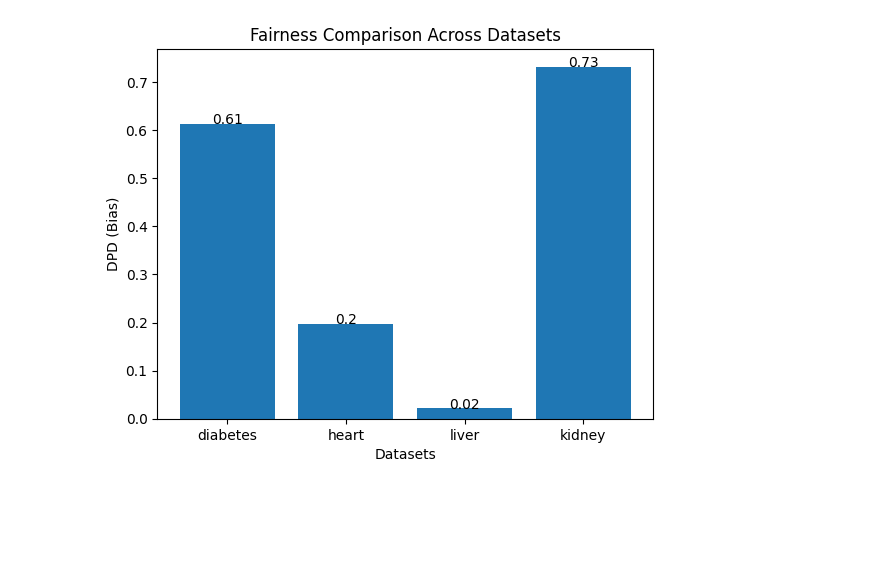
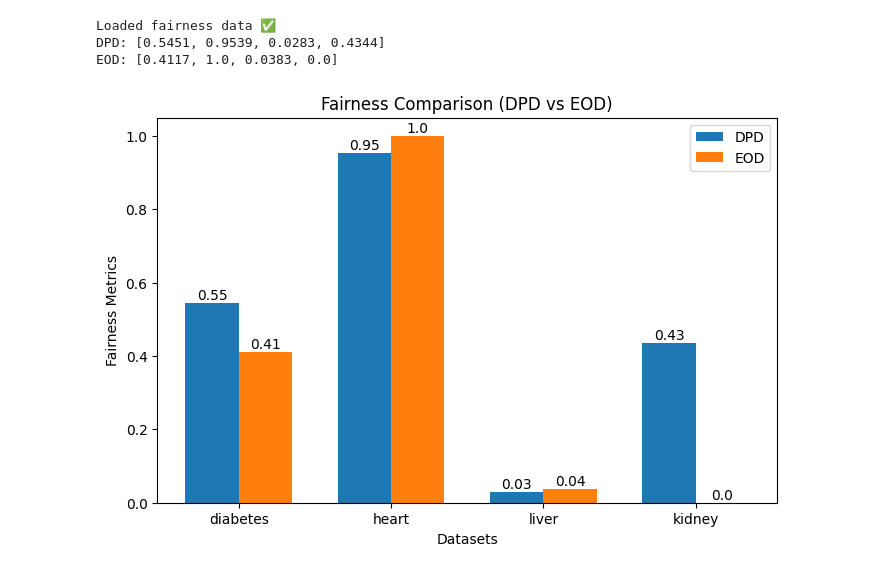
Before and after one commit to nemaa24/MediSight-AI, a Jupyter notebook: notebooks/05_visualization.ipynb, the cells around one changed output. Drawn from its saved outputs; the diff is of its cells as text; code cells hidden in the pictures; blank space fills up the shorter version.

```diff
--- a/notebooks/05_visualization.ipynb
+++ b/notebooks/05_visualization.ipynb
@@ -31,15 +33,48 @@ plt.show()
-# %%
-plt.figure()
-
-plt.bar(datasets, dpd_values)
-
-for i, v in enumerate(dpd_values):
-    plt.text(i, v, str(round(v, 2)), ha='center')
-
-plt.xlabel("Datasets")
-plt.ylabel("DPD (Bias)")
-plt.title("Fairness Comparison Across Datasets")
-
-plt.show()
-# %% [output]
-[figure, removed]
+# %%
+import json
+import matplotlib.pyplot as plt
+
+datasets = ["diabetes", "heart", "liver", "kidney"]
+
+dpd_values = []
+eod_values = []
+
+# Load data
+for name in datasets:
+    with open(f"../fairness/{name}_fairness.json", "r") as f:
+        data = json.load(f)
+        dpd_values.append(data["age_fairness"]["demographic_parity_difference"])
+        eod_values.append(data["age_fairness"]["equalized_odds_difference"])
+
+print("Loaded fairness data ✅")
+print("DPD:", dpd_values)
+print("EOD:", eod_values)
+
+# Plot
+x = range(len(datasets))
+width = 0.35
+
+plt.figure(figsize=(8,5))
+
+plt.bar([i - width/2 for i in x], dpd_values, width, label="DPD")
+plt.bar([i + width/2 for i in x], eod_values, width, label="EOD")
+
+# Add values on bars
+for i, v in enumerate(dpd_values):
+    plt.text(i - width/2, v + 0.01, str(round(v, 2)), ha='center')
+
+for i, v in enumerate(eod_values):
+    plt.text(i + width/2, v + 0.01, str(round(v, 2)), ha='center')
+
+plt.xticks(x, datasets)
+plt.xlabel("Datasets")
+plt.ylabel("Fairness Metrics")
+plt.title("Fairness Comparison (DPD vs EOD)")
+plt.legend()
+
+plt.show()
+# %% [output]
+Loaded fairness data ✅
+DPD: [0.5451, 0.9539, 0.0283, 0.4344]
+EOD: [0.4117, 1.0, 0.0383, 0.0]
+[figure, added]
```
Also changed, not shown: parts of 3 cells of this notebook, 21 other files.
